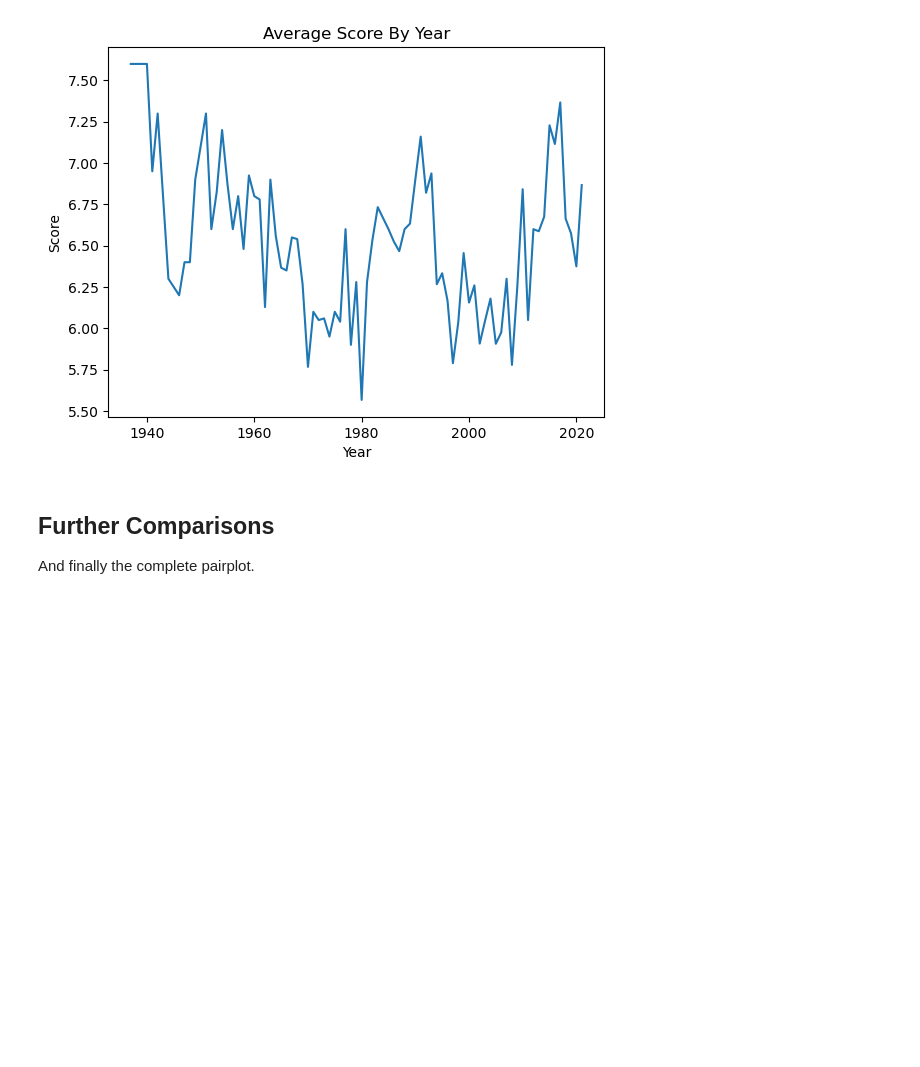
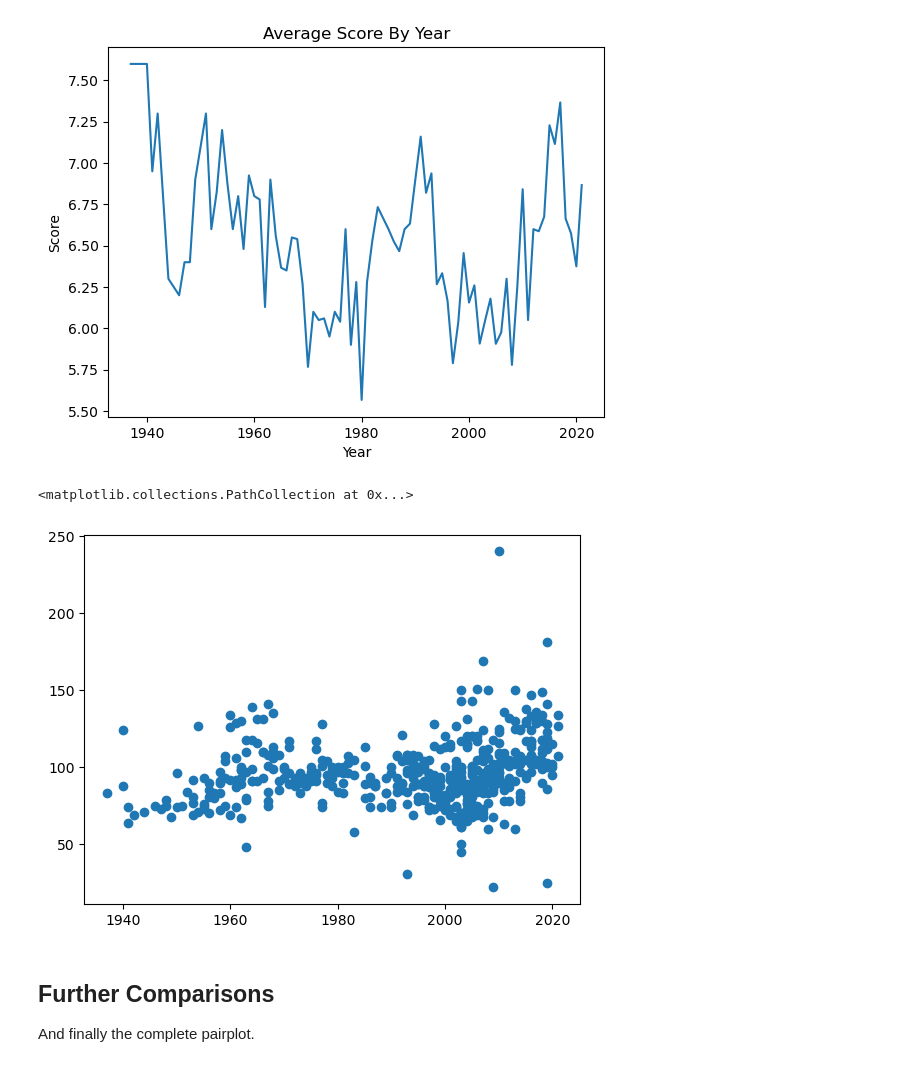
Before and after one commit to oliviahanks/Movies, a Jupyter notebook: disney_movie_analysis/analysis.ipynb, the cells around one changed output. Cells and saved outputs as stored; diff of their text form; code cells hidden in the pictures; blank space fills up the shorter version.

```diff
--- a/disney_movie_analysis/analysis.ipynb
+++ b/disney_movie_analysis/analysis.ipynb
@@ -252,6 +325,11 @@ year_averages_plot(imdb, 'year', 'runtime')
 year_averages_plot(imdb, 'year', 'score')
 # %% [output]
 [figure]
+# %%
+plt.scatter(x = imdb.year, y = imdb.runtime)
+# %% [output]
+<matplotlib.collections.PathCollection at 0x...>
+[figure, added]
 # %% [markdown]
 ## Further Comparisons
 And finally the complete pairplot.
```
Also changed, not shown: parts of 33 cells of this notebook, 18 other files.
